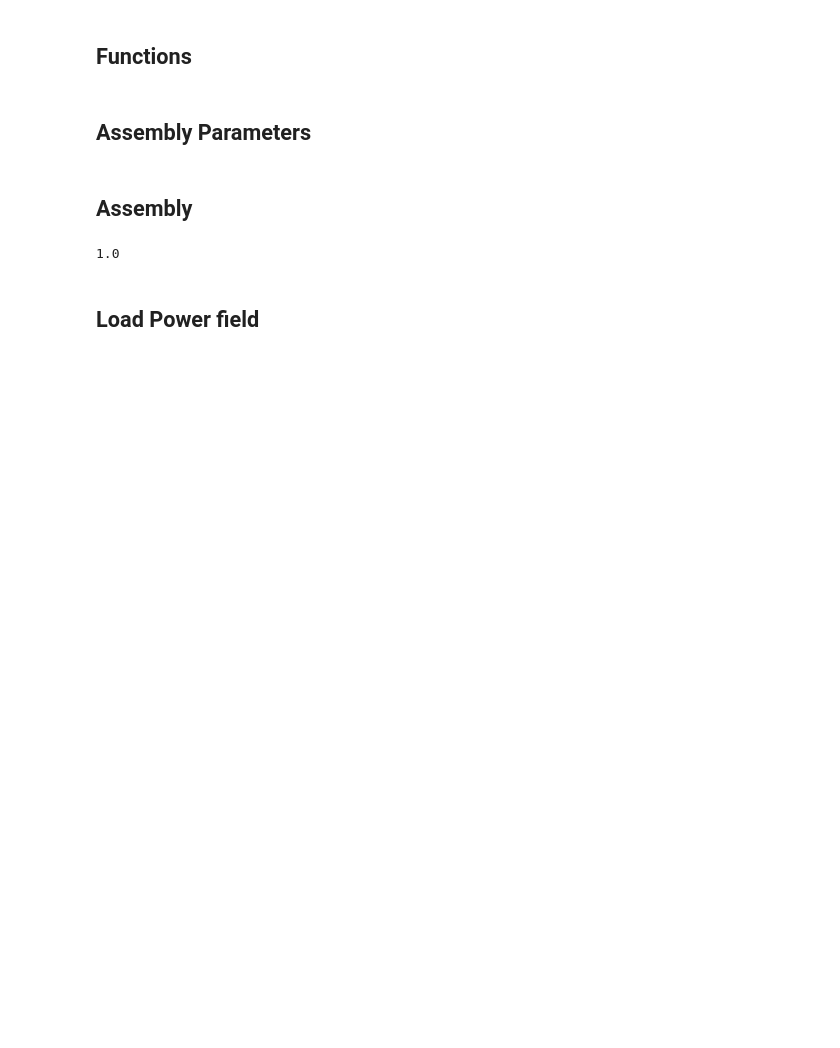
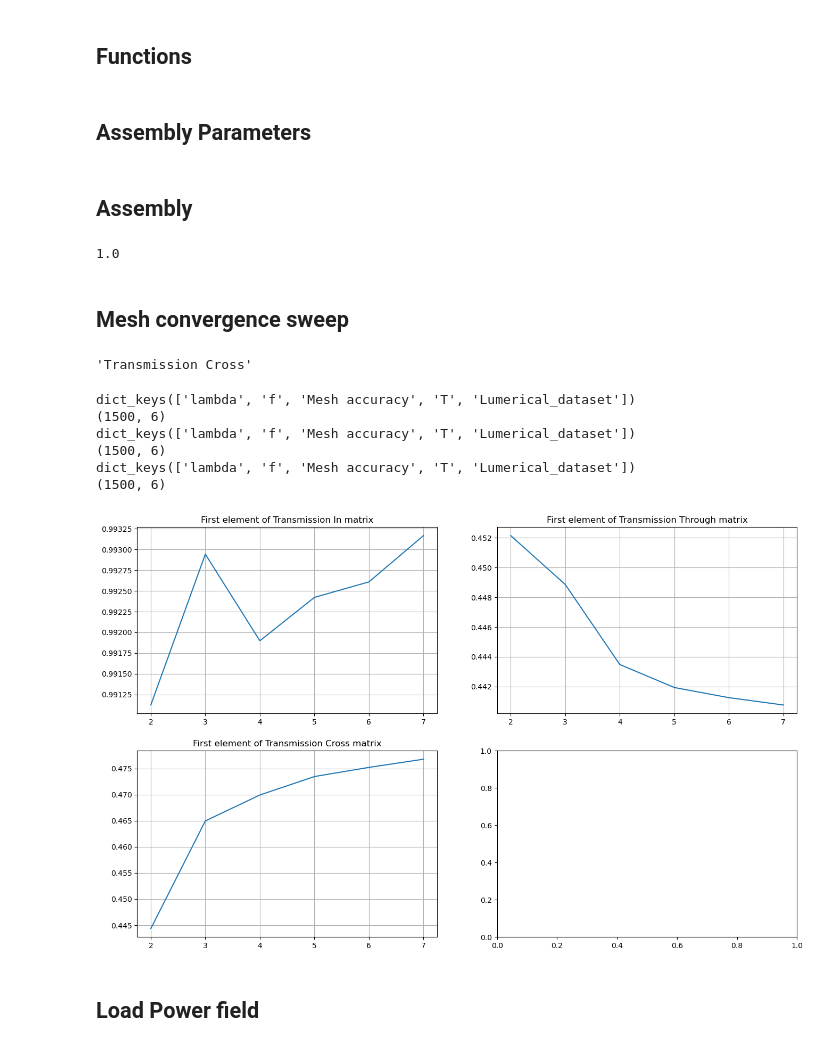
Before and after one commit to CaioRodrigues200/Photonics-training, a Jupyter notebook: Projects/Optical_Hybrid/SimulationFiles/MMIHybridAssembly.ipynb, the cells around one changed output. Saved outputs shown, nothing was run; the diff lists cells and outputs as text; code cells hidden in the pictures; blank space fills up the shorter version.

```diff
--- a/Projects/Optical_Hybrid/SimulationFiles/MMIHybridAssembly.ipynb
+++ b/Projects/Optical_Hybrid/SimulationFiles/MMIHybridAssembly.ipynb
@@ -101,11 +101,19 @@ OuterWid = 1.6e-6  # Outer Width
 
 TLen = 1e-6  # Tapper length
 
+Buried = 1  # Activate buried topology
+
+Material = "Si (Silicon) - Palik"
+
+BendS = 0  # Without bends (0) , Insert S-bend on ports (1) , Insert 90-bend on ports (2)
+
 
 # Simulation ----------------------------------
-FDTDAccuracy = 4  # FDTD mesh accuracy
+FDTDAccuracy = 5  # FDTD mesh accuracy
 
-MeshEnable = 1  # Enable/Disable mesh
+simTime = 3000e-15  # Simulation time
+
+MeshEnable = 0  # Enable/Disable mesh
 MSBd = {"dx":10e-9, "dy":4e-9, "dz":50e-9}  # Mesh maximum steps Body
 MSPt = {"dx":10e-9, "dy":7e-9, "dz":50e-9}  # Mesh maximum steps Ports
 # %% [markdown]
@@ -241,6 +260,65 @@ hyb.setglobalsource("wavelength start", 1500e-9)
 hyb.setglobalsource("wavelength stop", 1600e-9)
 # %% [output]
 1.0
+# %% [markdown]
+## Mesh convergence sweep
+# %%
+# Sweep configs
+SPoints = 6      # Sweep points
+SRange = [2,7]  # Sweep range
+Name = "Mesh_sweep"
+
+# Sweep creation
+hyb.deletesweep(Name)
+hyb.addsweep(0)
+hyb.setsweep("sweep","name",Name)
+hyb.setsweep(Name,"type","Ranges")
+hyb.setsweep(Name,"number of points",SPoints)
+
+MeshParameter = {"Name":"Mesh accuracy", "Type":"Number",
+               "Parameter":"::model::FDTD::mesh accuracy",
+               "Start":SRange[0], "Stop":SRange[1]}
+
+Transmission_In = {"Name":"Transmission In",
+                   "Result":"::model::FDTD::ports::port 1::T"}
+Transmission_Through = {"Name":"Transmission Through",
+                     "Result":"::model::FDTD::ports::port 3::T"}
+Transmission_Cross = {"Name":"Transmission Cross",
+                     "Result":"::model::FDTD::ports::port 4::T"}
+
+hyb.addsweepparameter(Name,MeshParameter)
+hyb.addsweepresult(Name,Transmission_In)
+hyb.addsweepresult(Name,Transmission_Through)
+hyb.addsweepresult(Name,Transmission_Cross)
+# %% [output]
+'Transmission Cross'
+# %%
+fig, ax = plt.subplots(2,2,figsize=(16,10))
+sweepMatrix = ["Transmission In","Transmission Through","Transmission Cross"]
+for j in range(3):
+    dataSet = hyb.getsweepresult("Mesh_sweep",sweepMatrix[j])
+    subSet = dataSet['T']
+    xSet = dataSet['Mesh accuracy']
+
+    print(dataSet.keys())
+    print(np.shape(subSet))
+
+    TSet = []
+    for i in range(len(subSet[0,:])):
+        TSet.append(subSet[0,i])
+
+    win = [int( j/2 ) , int( j%2 )] # Window plot indexes
+    ax[win[0]][win[1]].plot(xSet[0,:],TSet)
+    ax[win[0]][win[1]].grid(True)
+    ax[win[0]][win[1]].set_title("First element of {} matrix".format(sweepMatrix[j]))
+# %% [output]
+dict_keys(['lambda', 'f', 'Mesh accuracy', 'T', 'Lumerical_dataset'])
+(1500, 6)
+dict_keys(['lambda', 'f', 'Mesh accuracy', 'T', 'Lumerical_dataset'])
+(1500, 6)
+dict_keys(['lambda', 'f', 'Mesh accuracy', 'T', 'Lumerical_dataset'])
+(1500, 6)
+[figure, added]
 # %% [markdown]
 ## Load Power field
 # %%
```
Also changed, not shown: parts of 5 cells of this notebook, 2 other files.
